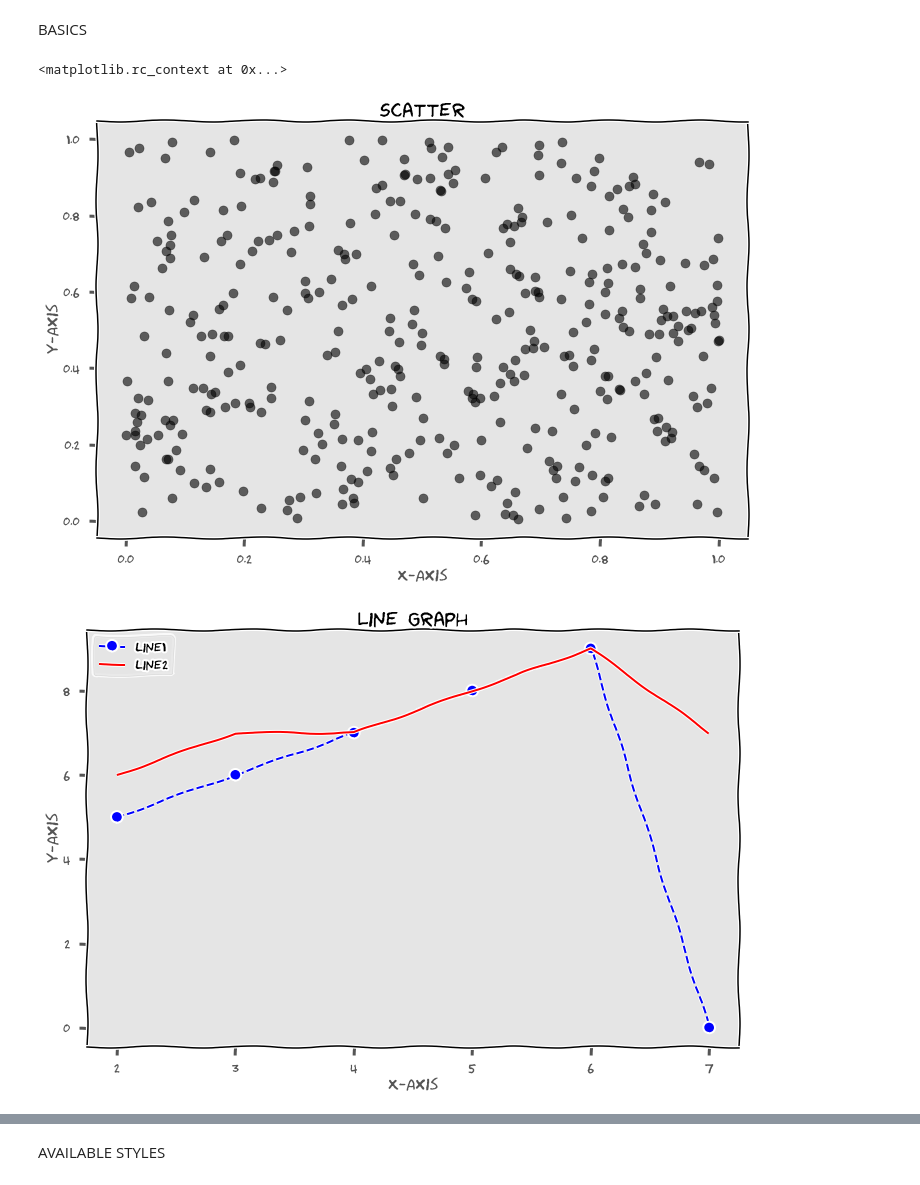
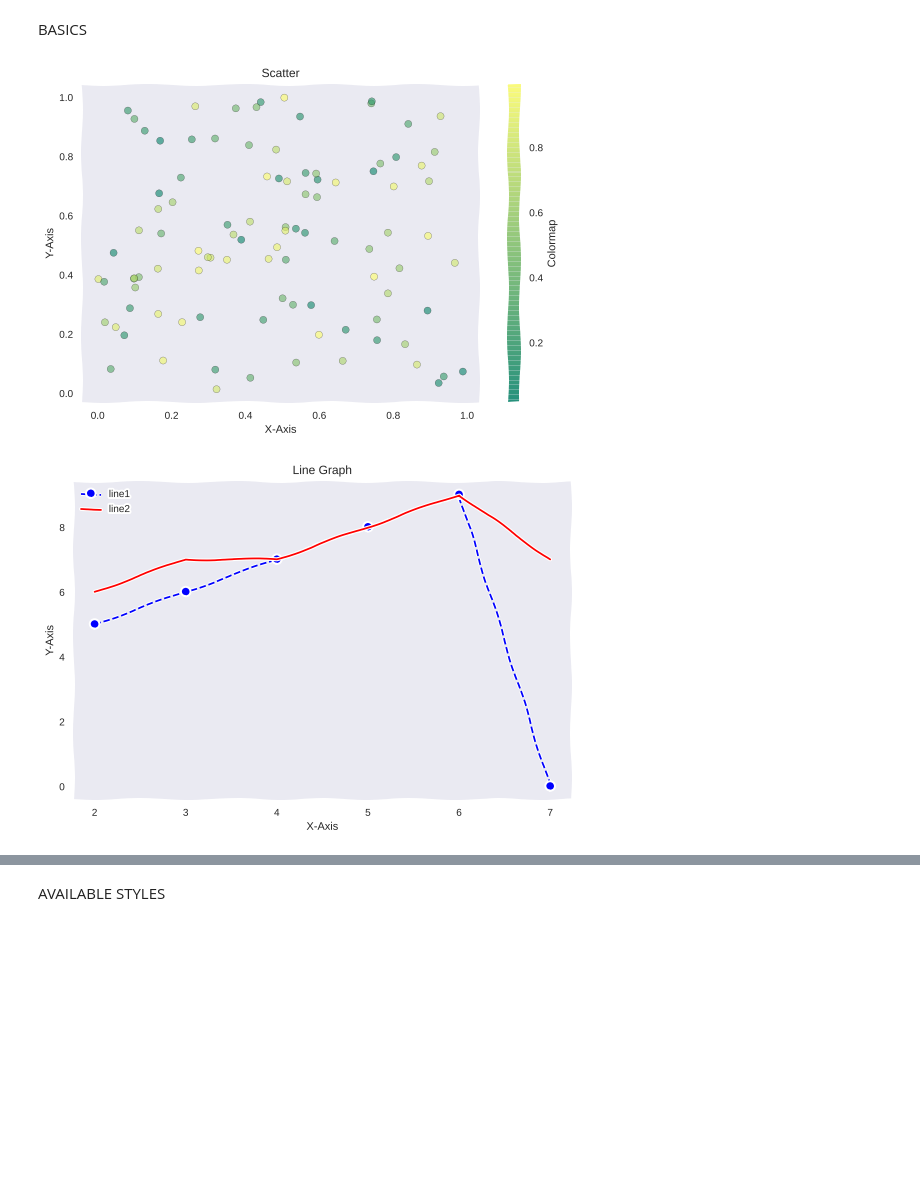
Before and after one commit to DataCrusade1999/Python, a Jupyter notebook: Matplotlib(Colab).ipynb, the cells around one changed output, grey strips where cells are left out. Drawn from its saved outputs; the diff is of its cells as text; code cells hidden in the pictures; blank space fills up the shorter version.

```diff
--- a/Matplotlib(Colab).ipynb
+++ b/Matplotlib(Colab).ipynb
@@ -8,25 +8,24 @@ import pandas as pd
 import io
 import matplotlib.pyplot as plt
 from google.colab import files
-plt.xkcd()
+plt.style.use('seaborn')
-# %% [output]
-<matplotlib.rc_context at 0x...>
 # %%
-df=np.random.rand(20,20)
-plt.style.use('fast')
-plt.scatter(df,np.random.rand(20,20),alpha=0.6,color='k')
+df=np.random.rand(10,10)
+df1=np.random.rand(10,10)
+plt.scatter(df,df1,edgecolors='black',alpha=0.6,c=np.random.rand(10,10),s=50,cmap='summer')
+cbar=plt.colorbar()
+cbar.set_label('Colormap')
 plt.xlabel('X-Axis')
 plt.ylabel('Y-Axis')
 plt.title('Scatter')
 plt.grid(False)
 plt.show()
 # %% [output]
-[figure, old version]
+[figure, new version]
 # %%
 df1=[2,3,4,5,6,7]
 df2=[5,6,7,8,9,0]
 df3=[6,7,7,8,9,7]
-plt.style.use('fast')
 #plt.plot(df1,df2,'b--o',label='line1')
 plt.plot(df1,df2,color='b',linestyle='--',marker='o',label='line1')
 plt.plot(df1,df3,color='r',label='line2')
@@ -34,8 +33,9 @@ plt.xlabel('X-Axis')
 plt.ylabel('Y-Axis')
 plt.title('Line Graph')
 plt.legend(loc='upper left')
+plt.grid(False)
 plt.show()
 # %% [output]
-[figure, old version]
+[figure, new version]
 # %%
 data1={'key1':np.arange(0,50),'key2':np.random.rand(50),'key3':np.random.rand(50)}
```
Also changed, not shown: parts of 7 cells of this notebook.
